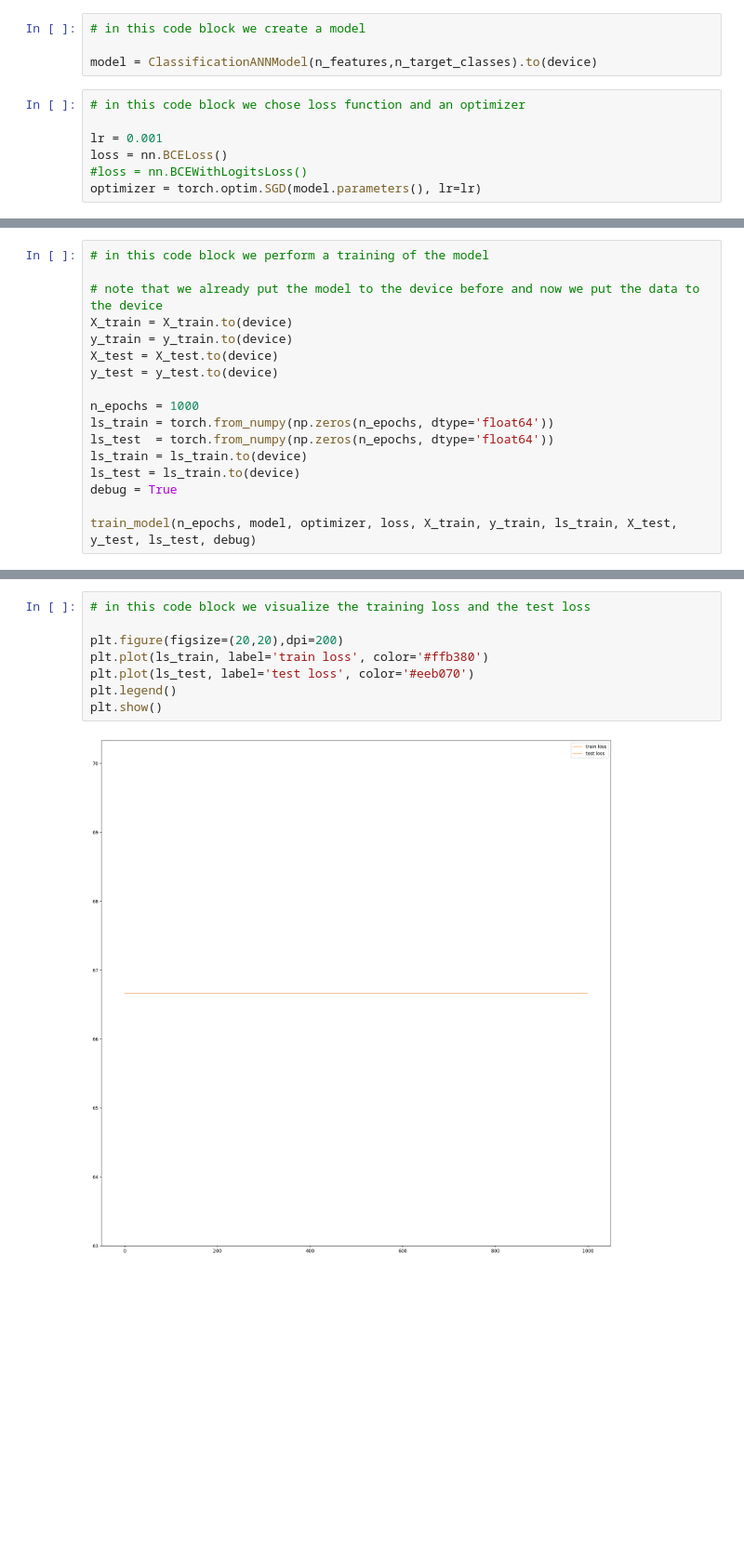
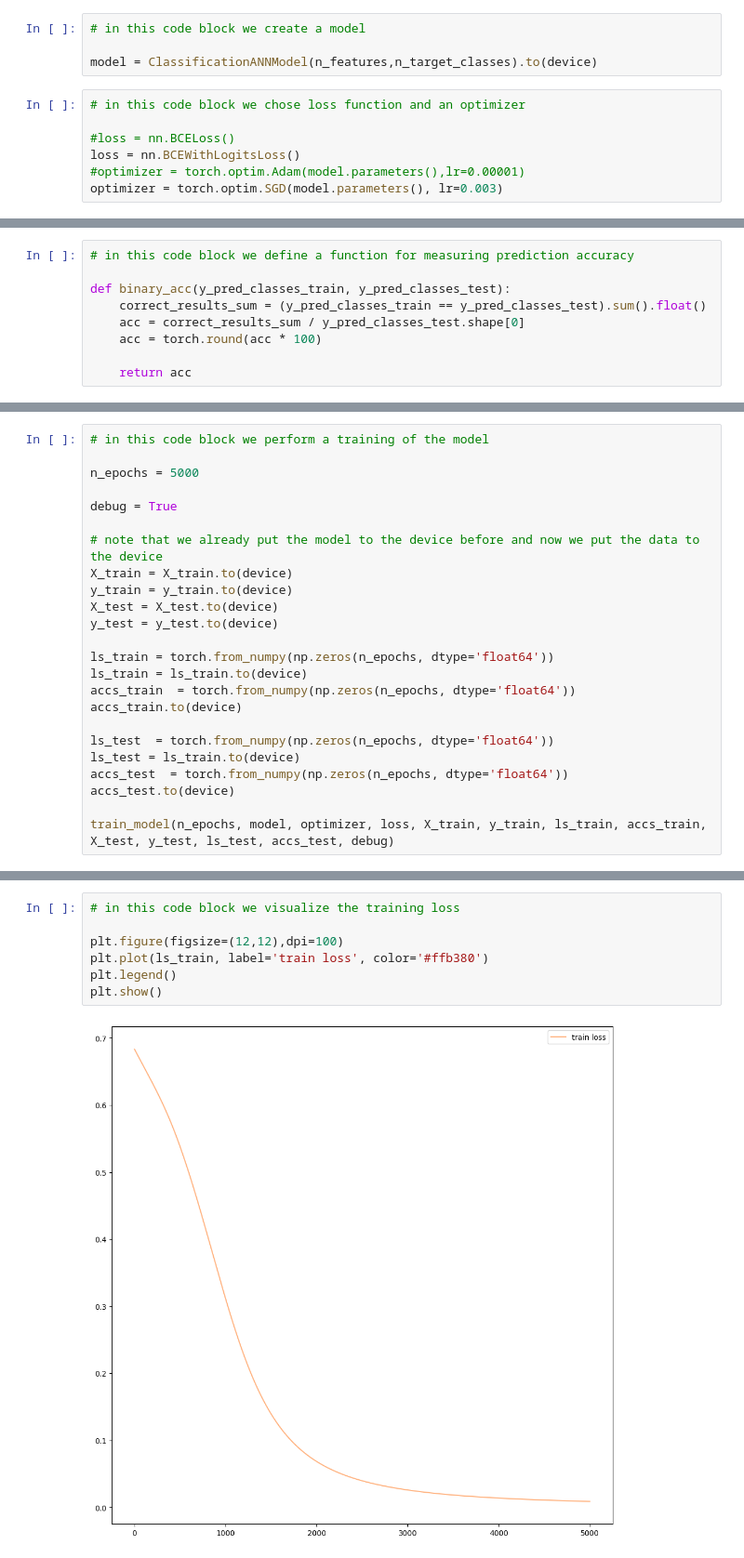
Before and after one commit to aisven/fullstack-ml-academy-homework, a Jupyter notebook: notepads/02-Einfuehrung-PyTorch/02-Einfuehrung-PyTorch.ipynb, the cells around one changed output, grey strips where cells are left out. Shown at 93% size. Cells and saved outputs as stored; diff of their text form; blank space fills up the shorter version.

Commit message:
binary classification nn now works successfully on the binary iris dataset

```diff
--- a/notepads/02-Einfuehrung-PyTorch/02-Einfuehrung-PyTorch.ipynb
+++ b/notepads/02-Einfuehrung-PyTorch/02-Einfuehrung-PyTorch.ipynb
@@ -163,8 +179,8 @@ model = ClassificationANNModel(n_features,n_target_classes).to(device)
 # %%
 # in this code block we chose loss function and an optimizer
 
-lr = 0.001
-loss = nn.BCELoss()
-#loss = nn.BCEWithLogitsLoss()
-optimizer = torch.optim.SGD(model.parameters(), lr=lr)
+#loss = nn.BCELoss()
+loss = nn.BCEWithLogitsLoss()
+#optimizer = torch.optim.Adam(model.parameters(),lr=0.00001)
+optimizer = torch.optim.SGD(model.parameters(), lr=0.003)
 # %%
@@ -201,6 +220,15 @@ def logits_to_probabilities_to_classes(y_logits):
     #print(y_classes[0])
 
     return  y_classes
+# %%
+# in this code block we define a function for measuring prediction accuracy
+
+def binary_acc(y_pred_classes_train, y_pred_classes_test):
+    correct_results_sum = (y_pred_classes_train == y_pred_classes_test).sum().float()
+    acc = correct_results_sum / y_pred_classes_test.shape[0]
+    acc = torch.round(acc * 100)
+
+    return acc
 # %%
 # in this code block we define the training process
 
@@ -250,5 +312,9 @@ def train_model(n_epochs,model,optimizer,loss,X_train,y_train,ls_train,X_test,y_
 # %%
 # in this code block we perform a training of the model
+
+n_epochs = 5000
+
+debug = True
 
 # note that we already put the model to the device before and now we put the data to the device
 X_train = X_train.to(device)
@@ -256,12 +322,15 @@ y_train = y_train.to(device)
 X_test = X_test.to(device)
 y_test = y_test.to(device)
 
-n_epochs = 1000
 ls_train = torch.from_numpy(np.zeros(n_epochs, dtype='float64'))
+ls_train = ls_train.to(device)
+accs_train  = torch.from_numpy(np.zeros(n_epochs, dtype='float64'))
+accs_train.to(device)
+
 ls_test  = torch.from_numpy(np.zeros(n_epochs, dtype='float64'))
-ls_train = ls_train.to(device)
 ls_test = ls_train.to(device)
-debug = True
+accs_test  = torch.from_numpy(np.zeros(n_epochs, dtype='float64'))
+accs_test.to(device)
 
-train_model(n_epochs, model, optimizer, loss, X_train, y_train, ls_train, X_test, y_test, ls_test, debug)
+train_model(n_epochs, model, optimizer, loss, X_train, y_train, ls_train, accs_train, X_test, y_test, ls_test, accs_test, debug)
 # %% [output]
@@ -285,10 +354,9 @@ ls_test[epoch]         66.66666666666667
 # %%
-# in this code block we visualize the training loss and the test loss
+# in this code block we visualize the training loss
 
-plt.figure(figsize=(20,20),dpi=200)
+plt.figure(figsize=(12,12),dpi=100)
 plt.plot(ls_train, label='train loss', color='#ffb380')
-plt.plot(ls_test, label='test loss', color='#eeb070')
 plt.legend()
 plt.show()
 # %% [output]
-[figure, old version]
+[figure, new version]
```
Also changed, not shown: parts of 11 cells of this notebook.
